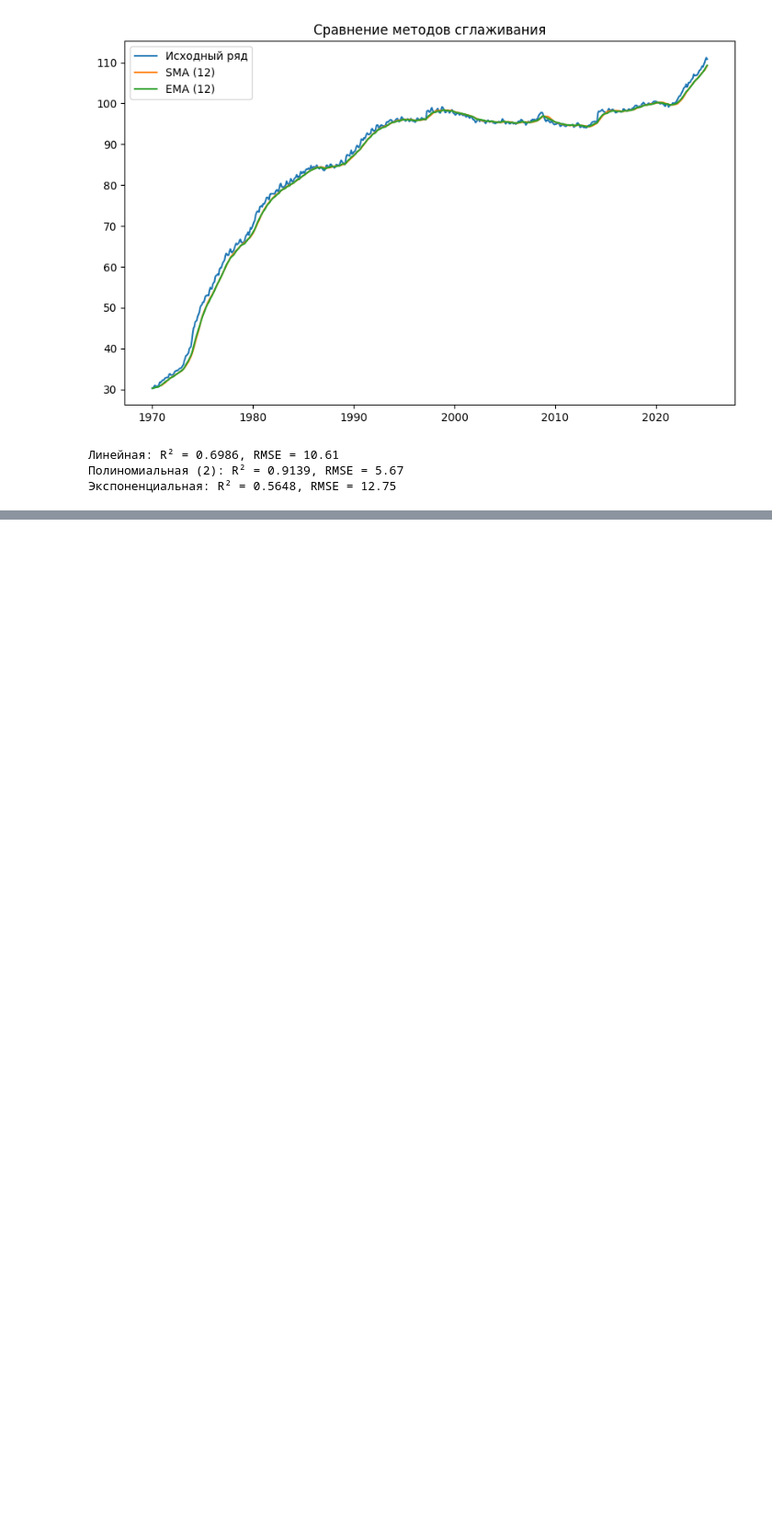
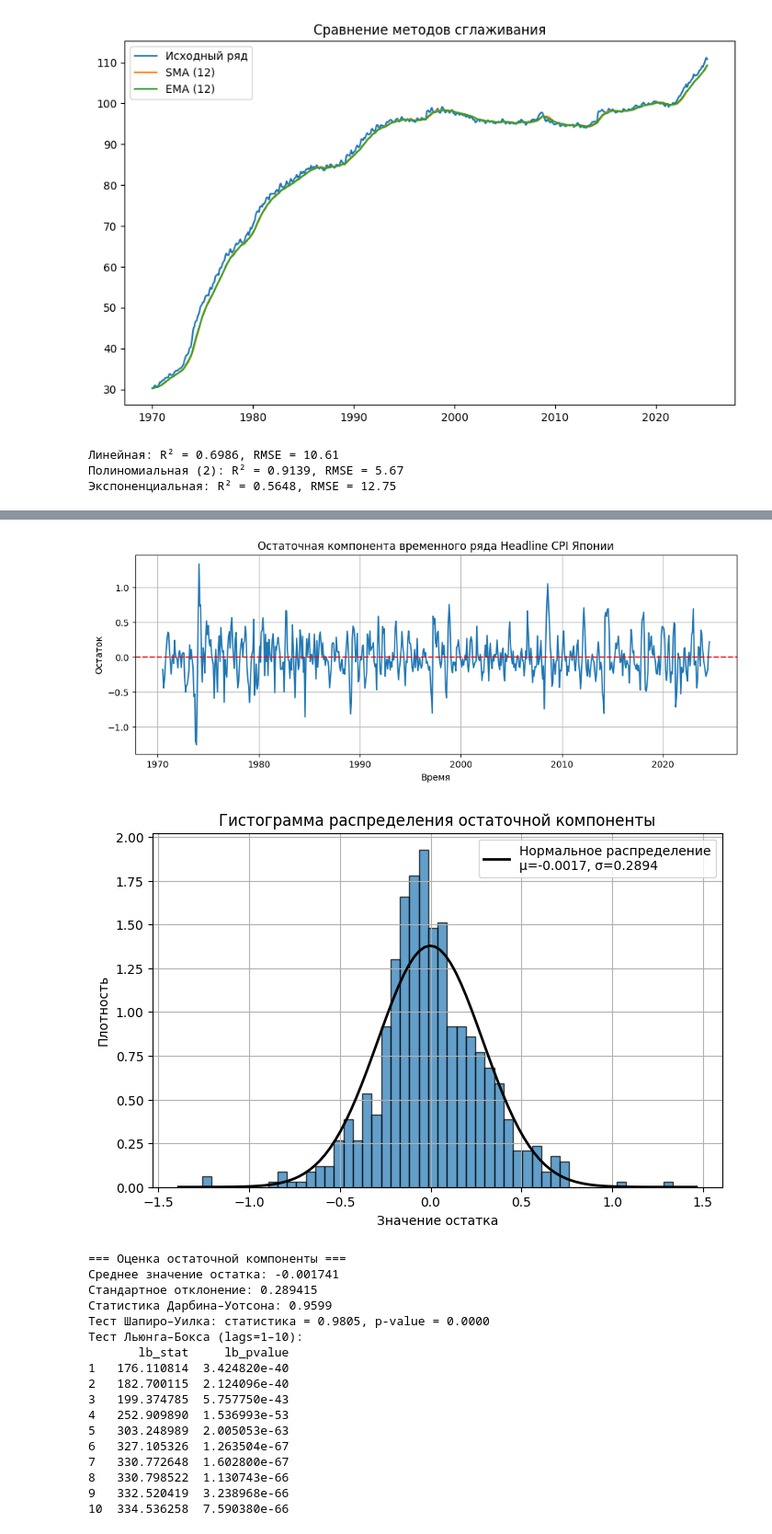
Before and after one commit to smur10/StatObr, a Jupyter notebook: 4317_СиленковИС_СОИ_ПР4.ipynb, the cells around one changed output, grey strips where cells are left out. Shown at 92% size. Drawn from its saved outputs; the diff is of its cells as text; code cells hidden in the pictures; blank space fills up the shorter version.

```diff
--- a/4317_СиленковИС_СОИ_ПР4.ipynb
+++ b/4317_СиленковИС_СОИ_ПР4.ipynb
@@ -379,0 +1014,71 @@ mean_res, std_res, dw_stat
+# %%
+import pandas as pd
+import numpy as np
+import matplotlib.pyplot as plt
+import statsmodels.api as sm
+from statsmodels.stats.stattools import durbin_watson
+from statsmodels.stats.diagnostic import acorr_ljungbox
+from scipy import stats
+from sklearn.metrics import mean_squared_error, r2_score
+
+# График остаточной компоненты (Рисунок 10)
+plt.figure(figsize=(12, 4))
+plt.plot(residuals)
+plt.axhline(0, color='red', linestyle='--')
+plt.title('Остаточная компонента временного ряда Headline CPI Японии')
+plt.xlabel('Время')
+plt.ylabel('Остаток')
+plt.grid(True)
+plt.show()
+
+# Гистограмма распределения остатков
+plt.figure(figsize=(8, 5))
+plt.hist(residuals, bins=50, edgecolor='black', alpha=0.7, density=True)
+plt.title('Гистограмма распределения остаточной компоненты')
+plt.xlabel('Значение остатка')
+plt.ylabel('Плотность')
+
+# Наложение нормального распределения для визуального сравнения
+mu, std = residuals.mean(), residuals.std()
+xmin, xmax = plt.xlim()
+x = np.linspace(xmin, xmax, 100)
+p = stats.norm.pdf(x, mu, std)
+plt.plot(x, p, 'k', linewidth=2, label=f'Нормальное распределение\nμ={mu:.4f}, σ={std:.4f}')
+plt.legend()
+plt.grid(True)
+plt.show()
+
+# Числовые характеристики и тесты
+print("=== Оценка остаточной компоненты ===")
+print(f"Среднее значение остатка: {residuals.mean():.6f}")
+print(f"Стандартное отклонение: {residuals.std():.6f}")
+print(f"Статистика Дарбина–Уотсона: {durbin_watson(residuals):.4f}")
+
+# Тест Шапиро–Уилка на нормальность
+shapiro_stat, shapiro_p = stats.shapiro(residuals)
+print(f"Тест Шапиро–Уилка: статистика = {shapiro_stat:.4f}, p-value = {shapiro_p:.4f}")
+
+# Тест Льюнга–Бокса на автокорреляцию (до 10 лагов)
+lb_test = acorr_ljungbox(residuals, lags=10, return_df=True)
+print("Тест Льюнга–Бокса (lags=1–10):")
+print(lb_test)
+# %% [output]
+[figure, added]
+[figure, added]
+=== Оценка остаточной компоненты ===
+Среднее значение остатка: -0.001741
+Стандартное отклонение: 0.289415
+Статистика Дарбина–Уотсона: 0.9599
+Тест Шапиро–Уилка: статистика = 0.9805, p-value = 0.0000
+Тест Льюнга–Бокса (lags=1–10):
+       lb_stat     lb_pvalue
+1   176.110814  3.424820e-40
+2   182.700115  2.124096e-40
+3   199.374785  5.757750e-43
+4   252.909890  1.536993e-53
+5   303.248989  2.005053e-63
+6   327.105326  1.263504e-67
+7   330.772648  1.602800e-67
+8   330.798522  1.130743e-66
+9   332.520419  3.238968e-66
+10  334.536258  7.590380e-66
```
Also changed, not shown: parts of 5 cells of this notebook.
